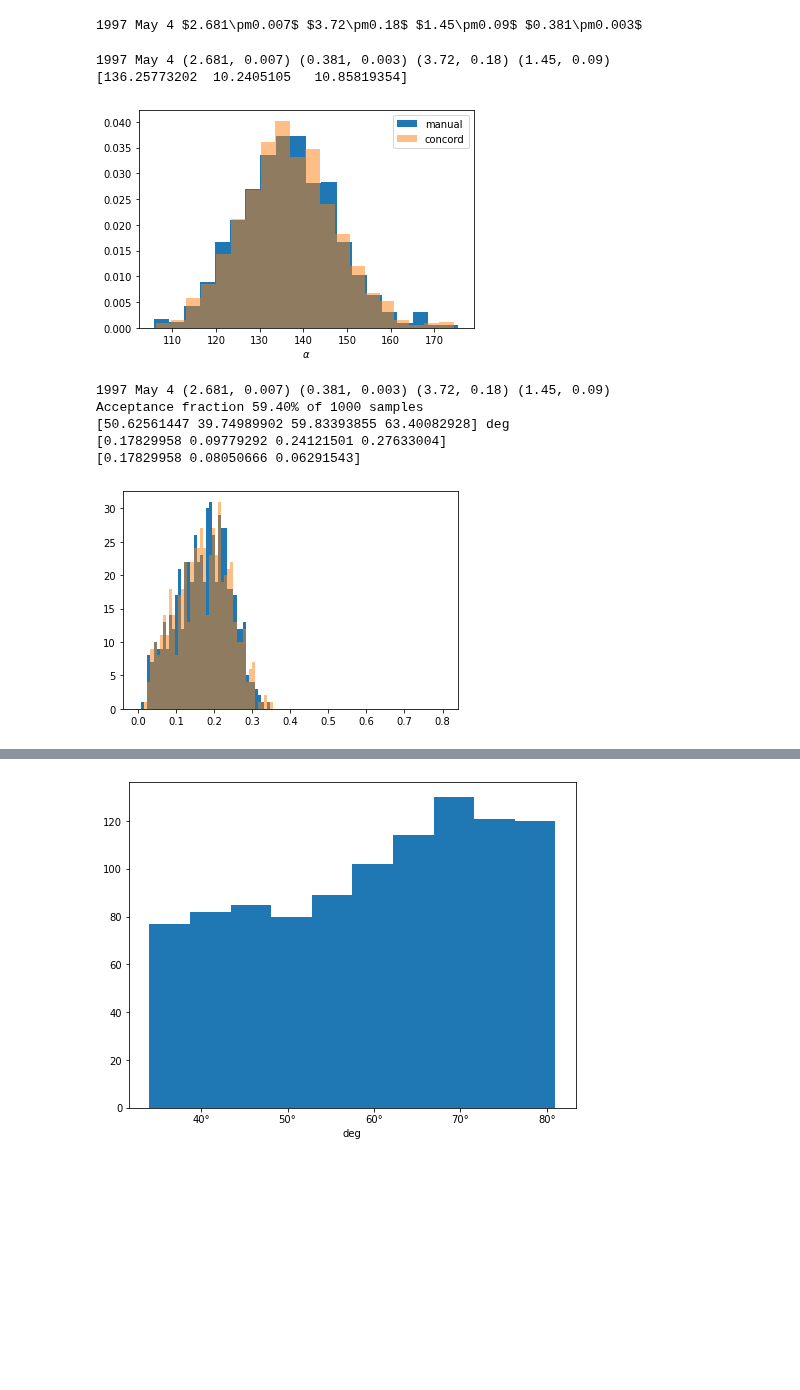
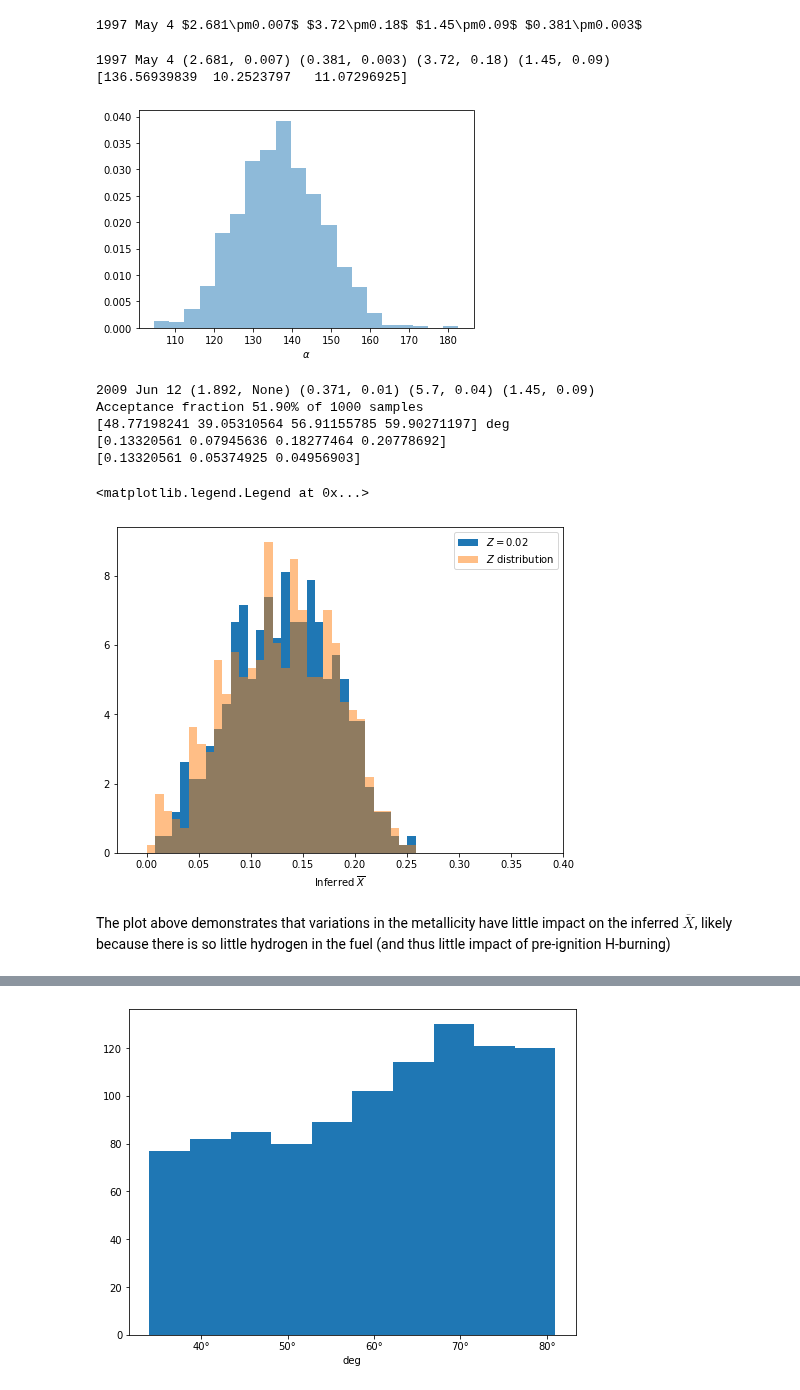
Before and after one commit to outs1der/concord, a Jupyter notebook: Inferring burster properties.ipynb, the cells around one changed output, grey strips where cells are left out. Saved outputs shown, nothing was run; the diff lists cells and outputs as text; code cells hidden in the pictures; blank space fills up the shorter version.

```diff
--- a/Inferring burster properties.ipynb
+++ b/Inferring burster properties.ipynb
@@ -634,10 +643,10 @@ For the three sources in the reference burst sample ([http://adsabs.harvard.edu/
 
 First read in the data from the reference burst sample; this is done as part of `concord`, where we define an arbitrary burst to trigger reading in the table (this could be achieved more simply)
 # %%
-# It doesn't matter which burst you choose here, I think; this is just
+# It doesn't matter which burst you choose here; this is just
 # to trigger concord to read the reference burst table
 
-obs = cd.ObservedBurst.ref('GS 1826-24', 3.5)
+obs = cd.ObservedBurst.ref('4U 1820-303', 2.681)
 
 i = 6 # select the first epoch burst from 1820
 obs.table[i]
@@ -677,78 +676,66 @@ print (obs.table[i][0], tdel, (fluen, fluene), (fper, e_fper), bc)
 alpha2 = cd.alpha(tdel*u.hr, (fluen, fluene), (fper, e_fper), bc, fulldist=True)
 alpha2 = alpha2['alpha']
 
-# Original (manual) calculation below, for comparison
-
-_fluen = np.random.normal(loc=fluen, scale=fluene, size=nsamp)
-_pflux = np.random.normal(loc=fper, scale=e_fper, size=nsamp)
-if (np.shape(bc) != ()) & (bc[1] is not None):
-    _bc = np.random.normal(loc=bc[0], scale=bc[1], size=nsamp)
-else:
-    _bc = bc
-# Calculate alpha and plot the histogram
-
-if (np.shape(tdel) != ()) & (tdel[1] is not None):
-    _tdel =  (np.random.normal(0., 1., size=nsamp) * tdel[1] + tdel[0])*u.hr
-else:
-    _tdel *= u.hr
-alpha = _pflux*f_unit/u.s*_bc*_tdel.to('s')/(_fluen*1000*f_unit)
-
-# compare with the concord version
-
 with quantity_support():
-    plt.hist(alpha, bins=20, density=True, label='manual')
+    # plt.hist(alpha, bins=20, density=True, label='manual')
     #print (np.shape(tdel), np.shape())
     plt.hist(alpha2.distribution, bins=20, density=True, alpha=.50, label='concord')
 plt.xlabel('$\\alpha$')
-plt.legend()
+# plt.legend()
 
 ac = np.percentile(alpha2.distribution,[50,50-cd.CONF/2.,50+cd.CONF/2.])
 print (cd.intvl_to_errors(ac))
 # %% [output]
 1997 May 4 (2.681, 0.007) (0.381, 0.003) (3.72, 0.18) (1.45, 0.09)
-[136.25773202  10.2405105   10.85819354]
+[136.56939839  10.2523797   11.07296925]
-[figure, old version]
+[figure, new version]
 # %%
 # Demonstrate result for one epoch
 
 print (obs.table[i][0], tdel, (fluen, fluene), (fper, e_fper), bc)
 
 xbar = cd.hfrac(tdel, fluen=(fluen, fluene), fper=(fper, e_fper), c_bol=bc,
                     imin=34, imax=81, fulldist=True) # inclination limits from Hauke's paper
 
 # can do a few different treatments for Z_CNO
 
 Z_CNO = np.random.random(cd.NSAMP_DEF)*0.02
 xbar_z = cd.hfrac(tdel, fluen=(fluen, fluene), fper=(fper, e_fper), c_bol=bc, zcno=Z_CNO,
                     imin=34, imax=81, fulldist=True) # inclination limits from Hauke's paper
 
 xbar.keys()
 
 pos = np.where(xbar['X_0'].distribution > 0.)[0]
 pos_z = np.where(xbar_z['X_0'].distribution > 0.)[0]
 
 print ('Acceptance fraction {:.2f}% of {} samples'.format(
     100*len(pos)/len(xbar['X_0'].distribution), len(xbar['X_0'].distribution)))
 
 with quantity_support():
-    plt.hist(xbar['X_0'].distribution[pos],bins=np.linspace(0,0.8,100))
-    plt.hist(xbar_z['X_0'].distribution[pos_z],bins=np.linspace(0,0.8,100),alpha=0.5)
+    plt.hist(xbar['X_0'].distribution[pos],bins=np.linspace(0,0.8,100), density=True, label='$Z=0.02$')
+    plt.hist(xbar_z['X_0'].distribution[pos_z],bins=np.linspace(0,0.8,100), density=True,alpha=0.5, label='$Z$ distribution')
     # plt.hist(xbar['i'].distribution[pos],bins=np.linspace(0,90,90))
     # plt.plot(xbar['i'].distribution[pos], xbar['X_0'].distribution[pos],'.')
     # plt.axvline(34,linestyle='--',color='r')
     # plt.axvline(81,linestyle='--',color='r')
+    plt.xlabel('Inferred $\overline{X}$')
+    plt.xlim(-0.029,0.4)
 # print(np.linspace(0,0.8,100))
 print (np.percentile(xbar['i'].distribution[pos],[50,50-cd.CONF/2.,50+cd.CONF/2.,95.]))
 print (np.percentile(xbar['X_0'].distribution[pos],[50,50-cd.CONF/2.,50+cd.CONF/2.,95.]))
 print (cd.intvl_to_errors(np.percentile(xbar['X_0'].distribution[pos],
                                        [50,50-cd.CONF/2.,50+cd.CONF/2.])))
+plt.legend()
 # %% [output]
-1997 May 4 (2.681, 0.007) (0.381, 0.003) (3.72, 0.18) (1.45, 0.09)
-Acceptance fraction 59.40% of 1000 samples
-[50.62561447 39.74989902 59.83393855 63.40082928] deg
-[0.17829958 0.09779292 0.24121501 0.27633004]
-[0.17829958 0.08050666 0.06291543]
+2009 Jun 12 (1.892, None) (0.371, 0.01) (5.7, 0.04) (1.45, 0.09)
+Acceptance fraction 51.90% of 1000 samples
+[48.77198241 39.05310564 56.91155785 59.90271197] deg
+[0.13320561 0.07945636 0.18277464 0.20778692]
+[0.13320561 0.05374925 0.04956903]
+<matplotlib.legend.Legend at 0x...>
-[figure, old version]
+[figure, new version]
+# %% [markdown]
+The  plot above demonstrates that variations in the metallicity have little impact on the inferred $\overline{X}$, likely because there is so little hydrogen in  the fuel (and thus little impact of pre-ignition H-burning)
 # %%
 # First run goes through and does both 1820-30 bursts
 plt.rcParams["figure.figsize"] = (8,6)
```
Also changed, not shown: parts of 17 cells of this notebook, 1 other file.
